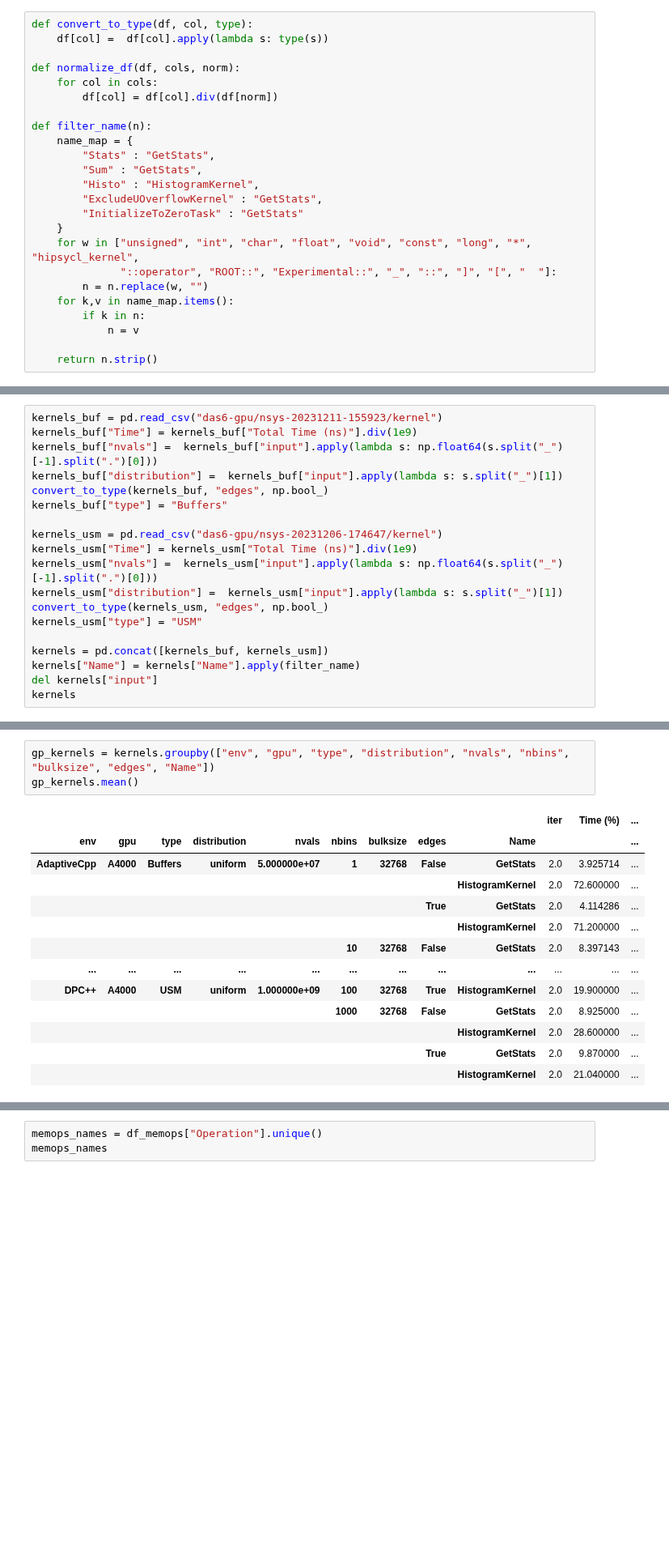
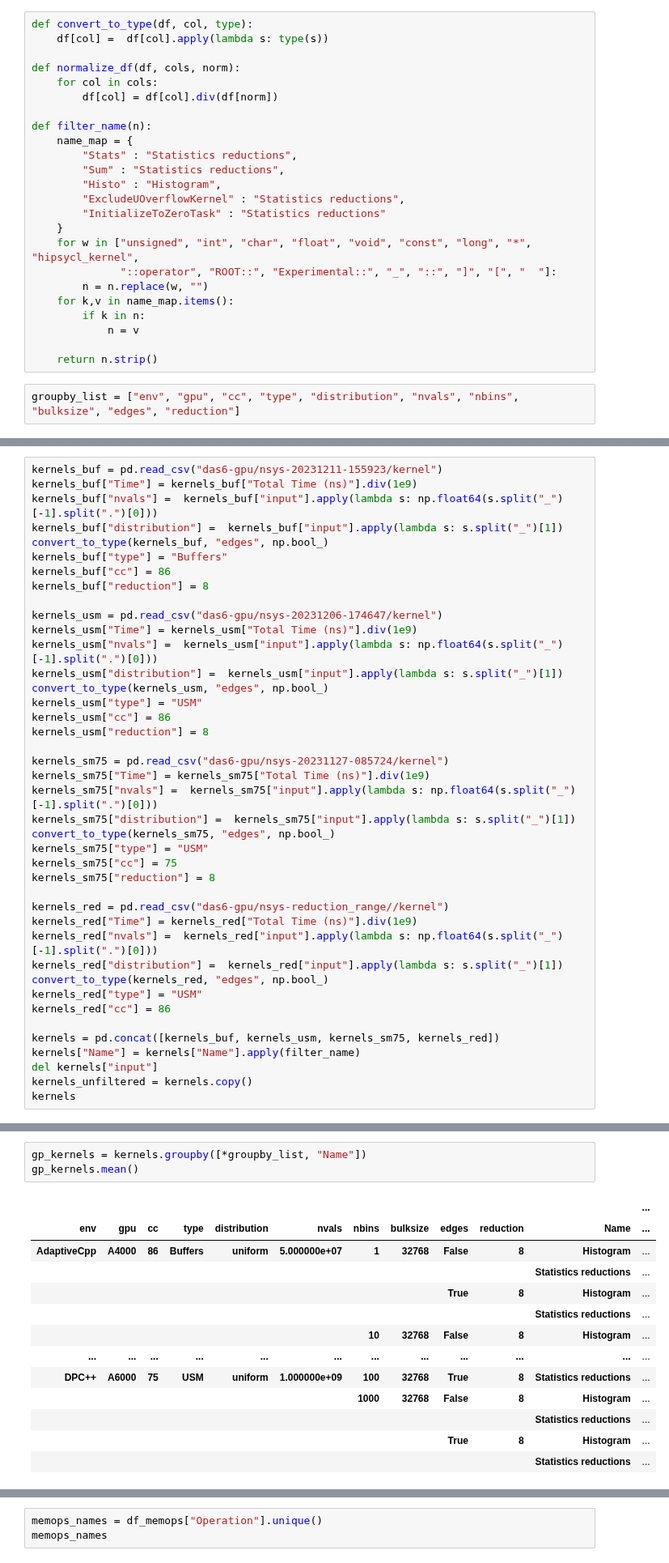
Before and after one commit to jolly-chen/msc-project, a Jupyter notebook: gpu-synchronous/sycl_paper.ipynb, the cells around one changed output, grey strips where cells are left out. Shown at 81% size. Cells and saved outputs as stored; diff of their text form; blank space fills up the shorter version.

```diff
--- a/gpu-synchronous/sycl_paper.ipynb
+++ b/gpu-synchronous/sycl_paper.ipynb
@@ -28,11 +43,11 @@ def normalize_df(df, cols, norm):
 
 def filter_name(n):
     name_map = {
-        "Stats" : "GetStats",
-        "Sum" : "GetStats",
-        "Histo" : "HistogramKernel",
-        "ExcludeUOverflowKernel" : "GetStats",
-        "InitializeToZeroTask" : "GetStats"
+        "Stats" : "Statistics reductions",
+        "Sum" : "Statistics reductions",
+        "Histo" : "Histogram",
+        "ExcludeUOverflowKernel" : "Statistics reductions",
+        "InitializeToZeroTask" : "Statistics reductions"
     }
     for w in ["unsigned", "int", "char", "float", "void", "const", "long", "*", "hipsycl_kernel",
               "::operator", "ROOT::", "Experimental::", "_", "::", "]", "[", "  "]:
@@ -42,6 +57,8 @@ def filter_name(n):
             n = v
 
     return n.strip()
+# %%
+groupby_list = ["env", "gpu", "cc", "type", "distribution", "nvals", "nbins", "bulksize", "edges", "reduction"]
 # %%
 df = pd.read_csv("das6-gpu/20231206-174647")
 df["nvals"] =  df["input"].apply(lambda s: np.float64(s.split("_")[-1].split(".")[0]))
@@ -186,6 +255,8 @@ kernels_buf["nvals"] =  kernels_buf["input"].apply(lambda s: np.float64(s.split(
 kernels_buf["distribution"] =  kernels_buf["input"].apply(lambda s: s.split("_")[1])
 convert_to_type(kernels_buf, "edges", np.bool_)
 kernels_buf["type"] = "Buffers"
+kernels_buf["cc"] = 86
+kernels_buf["reduction"] = 8
 
 kernels_usm = pd.read_csv("das6-gpu/nsys-20231206-174647/kernel")
 kernels_usm["Time"] = kernels_usm["Total Time (ns)"].div(1e9)
@@ -193,10 +264,30 @@ kernels_usm["nvals"] =  kernels_usm["input"].apply(lambda s: np.float64(s.split(
 kernels_usm["distribution"] =  kernels_usm["input"].apply(lambda s: s.split("_")[1])
 convert_to_type(kernels_usm, "edges", np.bool_)
 kernels_usm["type"] = "USM"
+kernels_usm["cc"] = 86
+kernels_usm["reduction"] = 8
 
-kernels = pd.concat([kernels_buf, kernels_usm])
+kernels_sm75 = pd.read_csv("das6-gpu/nsys-20231127-085724/kernel")
+kernels_sm75["Time"] = kernels_sm75["Total Time (ns)"].div(1e9)
+kernels_sm75["nvals"] =  kernels_sm75["input"].apply(lambda s: np.float64(s.split("_")[-1].split(".")[0]))
+kernels_sm75["distribution"] =  kernels_sm75["input"].apply(lambda s: s.split("_")[1])
+convert_to_type(kernels_sm75, "edges", np.bool_)
+kernels_sm75["type"] = "USM"
+kernels_sm75["cc"] = 75
+kernels_sm75["reduction"] = 8
+
+kernels_red = pd.read_csv("das6-gpu/nsys-reduction_range//kernel")
+kernels_red["Time"] = kernels_red["Total Time (ns)"].div(1e9)
+kernels_red["nvals"] =  kernels_red["input"].apply(lambda s: np.float64(s.split("_")[-1].split(".")[0]))
+kernels_red["distribution"] =  kernels_red["input"].apply(lambda s: s.split("_")[1])
+convert_to_type(kernels_red, "edges", np.bool_)
+kernels_red["type"] = "USM"
+kernels_red["cc"] = 86
+
+kernels = pd.concat([kernels_buf, kernels_usm, kernels_sm75, kernels_red])
 kernels["Name"] = kernels["Name"].apply(filter_name)
 del kernels["input"]
+kernels_unfiltered = kernels.copy()
 kernels
 # %% [output]
 |  | iter | env | gpu | nbins | bulksize | edges | Time (%) | Total Time (ns) | Instances | Avg (ns) | ... |
@@ -215,17 +306,17 @@ kernels
 # %%
-gp_kernels = kernels.groupby(["env", "gpu", "type", "distribution", "nvals", "nbins", "bulksize", "edges", "Name"])
+gp_kernels = kernels.groupby([*groupby_list, "Name"])
 gp_kernels.mean()
 # %% [output]
-|  |  |  |  |  |  |  |  |  | iter | Time (%) | ... |
-| env | gpu | type | distribution | nvals | nbins | bulksize | edges | Name |  |  | ... |
-| AdaptiveCpp | A4000 | Buffers | uniform | 5.000000e+07 | 1 | 32768 | False | GetStats | 2.0 | 3.925714 | ... |
-|  |  |  |  |  |  |  |  | HistogramKernel | 2.0 | 72.600000 | ... |
-|  |  |  |  |  |  |  | True | GetStats | 2.0 | 4.114286 | ... |
-|  |  |  |  |  |  |  |  | HistogramKernel | 2.0 | 71.200000 | ... |
-|  |  |  |  |  | 10 | 32768 | False | GetStats | 2.0 | 8.397143 | ... |
+|  |  |  |  |  |  |  |  |  |  |  | ... |
+| env | gpu | cc | type | distribution | nvals | nbins | bulksize | edges | reduction | Name | ... |
+| AdaptiveCpp | A4000 | 86 | Buffers | uniform | 5.000000e+07 | 1 | 32768 | False | 8 | Histogram | ... |
+|  |  |  |  |  |  |  |  |  |  | Statistics reductions | ... |
+|  |  |  |  |  |  |  |  | True | 8 | Histogram | ... |
+|  |  |  |  |  |  |  |  |  |  | Statistics reductions | ... |
+|  |  |  |  |  |  | 10 | 32768 | False | 8 | Histogram | ... |
 | ... | ... | ... | ... | ... | ... | ... | ... | ... | ... | ... | ... |
-| DPC++ | A4000 | USM | uniform | 1.000000e+09 | 100 | 32768 | True | HistogramKernel | 2.0 | 19.900000 | ... |
-|  |  |  |  |  | 1000 | 32768 | False | GetStats | 2.0 | 8.925000 | ... |
-|  |  |  |  |  |  |  |  | HistogramKernel | 2.0 | 28.600000 | ... |
-|  |  |  |  |  |  |  | True | GetStats | 2.0 | 9.870000 | ... |
-|  |  |  |  |  |  |  |  | HistogramKernel | 2.0 | 21.040000 | ... |
+| DPC++ | A6000 | 75 | USM | uniform | 1.000000e+09 | 100 | 32768 | True | 8 | Statistics reductions | ... |
+|  |  |  |  |  |  | 1000 | 32768 | False | 8 | Histogram | ... |
+|  |  |  |  |  |  |  |  |  |  | Statistics reductions | ... |
+|  |  |  |  |  |  |  |  | True | 8 | Histogram | ... |
+|  |  |  |  |  |  |  |  |  |  | Statistics reductions | ... |
```
Also changed, not shown: parts of 26 cells of this notebook.
